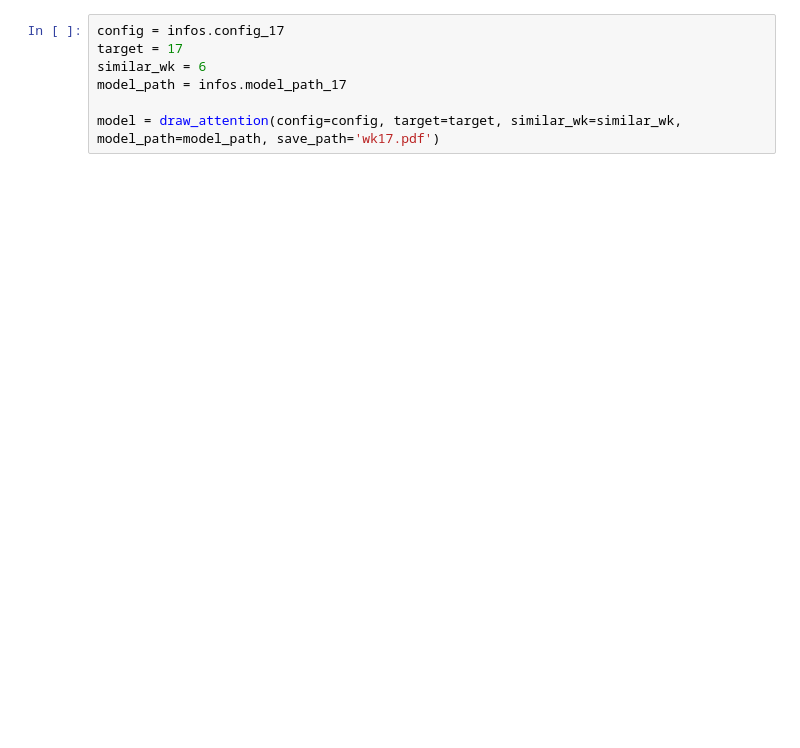
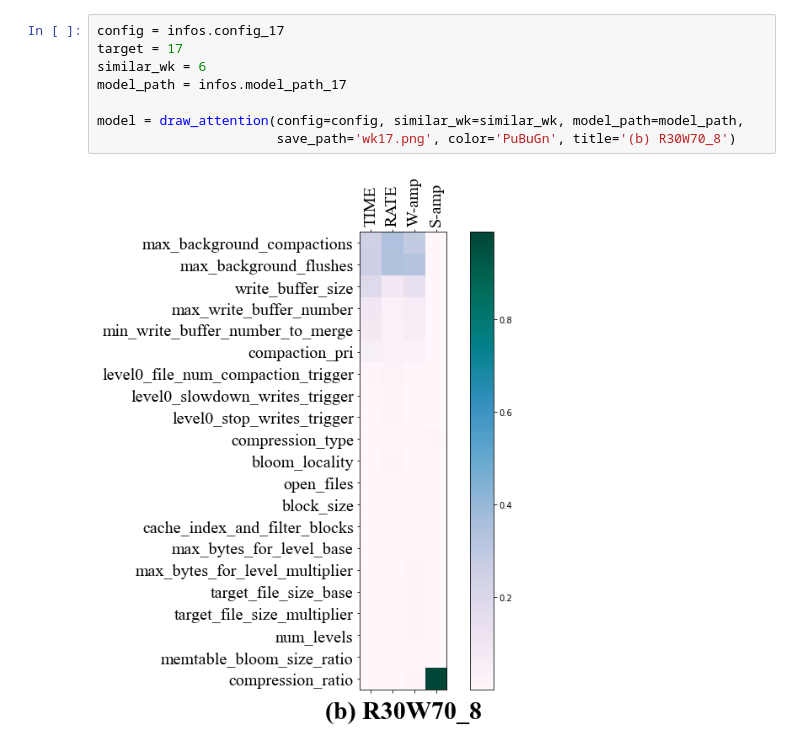
Before and after one commit to addb-swstarlab/K2vTune, a Jupyter notebook: test_notebook/Drawing-Attention-plot.ipynb, the cells around one changed output. Cells and saved outputs as stored; diff of their text form; blank space fills up the shorter version.

```diff
--- a/test_notebook/Drawing-Attention-plot.ipynb
+++ b/test_notebook/Drawing-Attention-plot.ipynb
@@ -19,10 +43,13 @@ model = draw_attention(config=config, target=target, similar_wk=similar_wk, mode
 # %%
 config = infos.config_17
 target = 17
 similar_wk = 6
 model_path = infos.model_path_17
 
-model = draw_attention(config=config, target=target, similar_wk=similar_wk, model_path=model_path, save_path='wk17.pdf')
+model = draw_attention(config=config, similar_wk=similar_wk, model_path=model_path,
+                       save_path='wk17.png', color='PuBuGn', title='(b) R30W70_8')
+# %% [output]
+[figure, added]
 # %%
 config = infos.config_18
 target = 18
```
Also changed, not shown: parts of 9 cells of this notebook, 1 other file.
